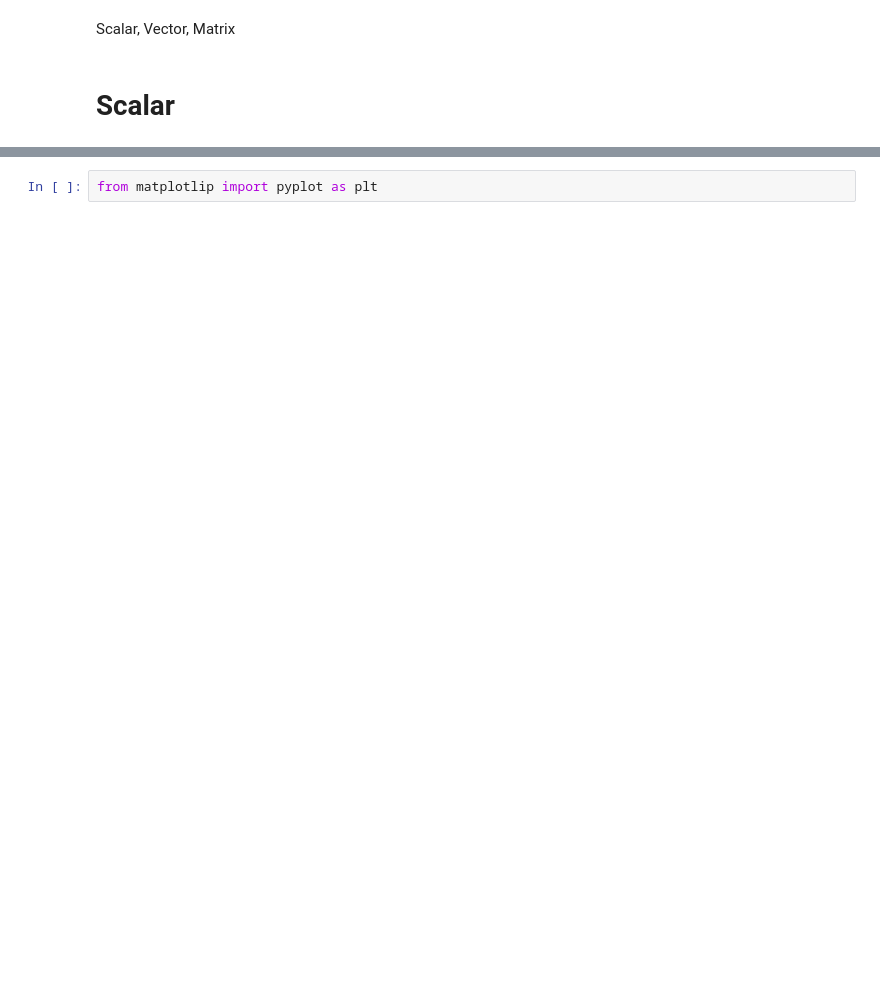
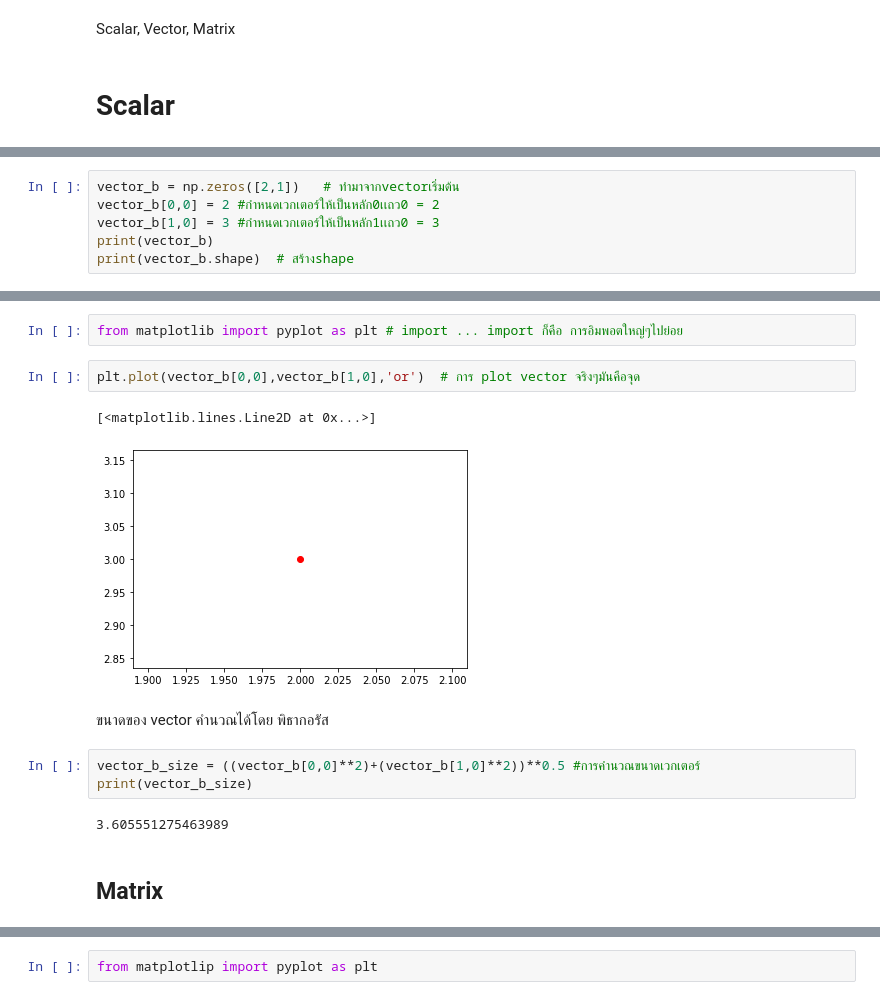
Before and after one commit to ploybongkot/Multivariate, a Jupyter notebook: MVA001.ipynb, the cells around one changed output, grey strips where cells are left out. Saved outputs shown, nothing was run; the diff lists cells and outputs as text; blank space fills up the shorter version.

```diff
--- a/MVA001.ipynb
+++ b/MVA001.ipynb
@@ -15,0 +16,6 @@ Scalar, Vector, Matrix
+# %%
+vector_b = np.zeros([2,1])   # ทำมาจากvectorเริ่มต้น
+vector_b[0,0] = 2 #กำหนดเวกเตอร์ให้เป็นหลัก0เเถว0 = 2
+vector_b[1,0] = 3 #กำหนดเวกเตอร์ให้เป็นหลัก1เเถว0 = 3
+print(vector_b)
+print(vector_b.shape)  # สร้างshape
@@ -15,0 +34,16 @@ Scalar, Vector, Matrix
+# %%
+from matplotlib import pyplot as plt # import ... import ก็คือ การอิมพอตใหญ่ๆไปย่อย
+# %%
+plt.plot(vector_b[0,0],vector_b[1,0],'or')  # การ plot vector จริงๆมันคือจุด
+# %% [output]
+[<matplotlib.lines.Line2D at 0x...>]
+[figure, added]
+# %% [markdown]
+ขนาดของ vector คำนวณได้โดย พิธากอรัส
+# %%
+vector_b_size = ((vector_b[0,0]**2)+(vector_b[1,0]**2))**0.5 #การคำนวณขนาดเวกเตอร์
+print(vector_b_size)
+# %% [output]
+3.605551275463989
+# %% [markdown]
+## Matrix
```
Also changed, not shown: parts of 58 cells of this notebook.
